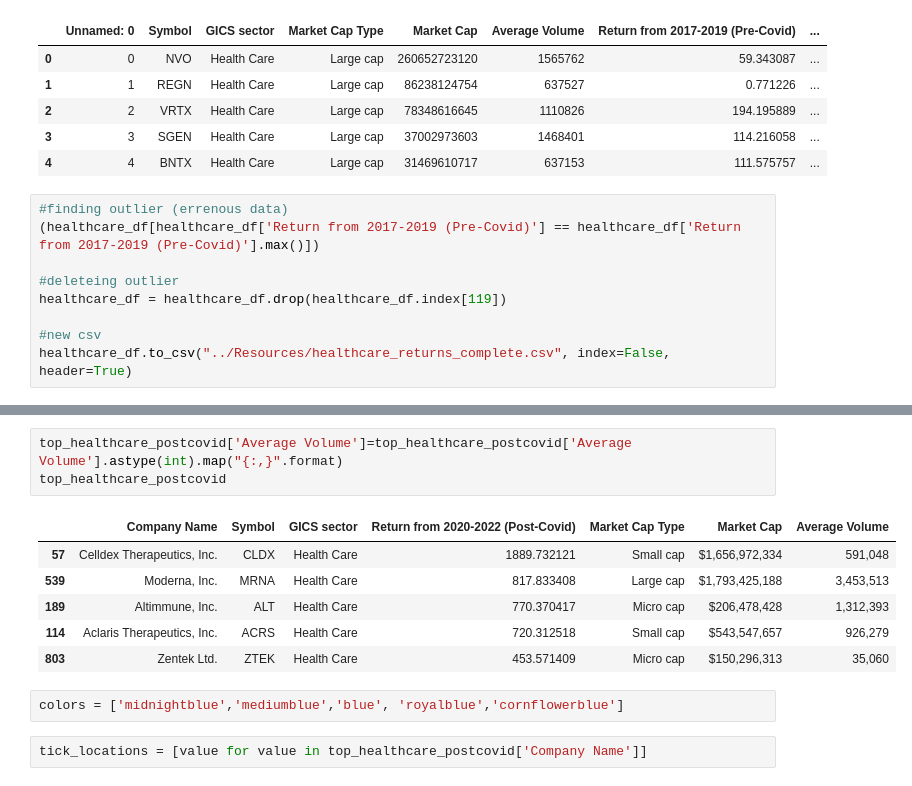
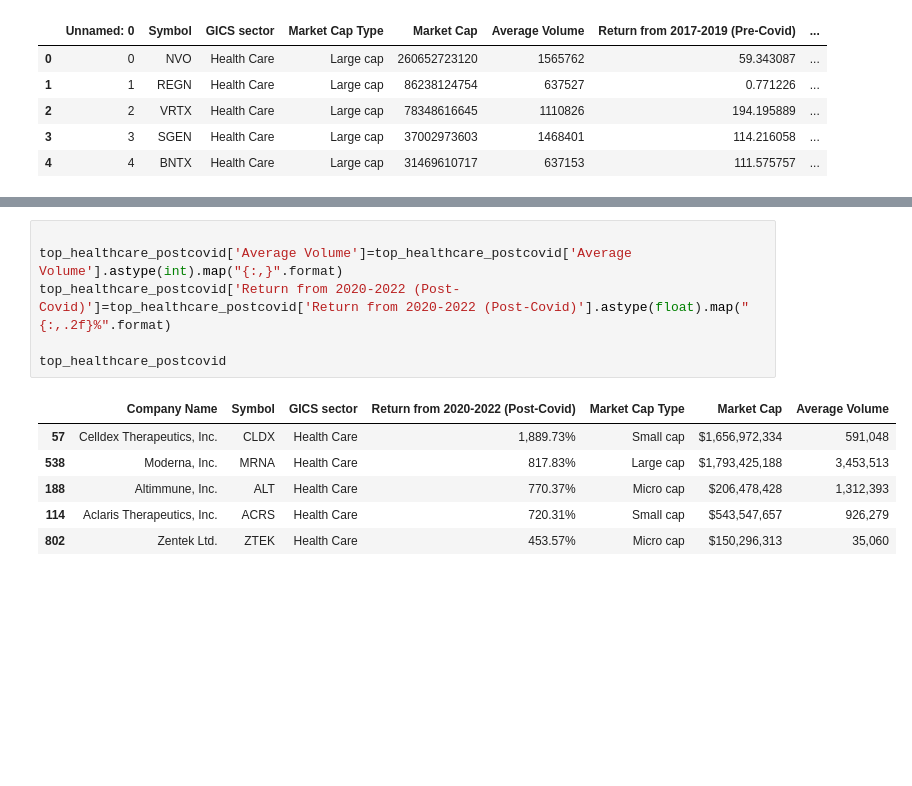
Before and after one commit to gayajohn/eda-project-1-group-4, a Jupyter notebook: Analysis/top_performers_healthcare.ipynb, the cells around one changed output, grey strips where cells are left out. Cells and saved outputs as stored; diff of their text form; blank space fills up the shorter version.

```diff
--- a/Analysis/top_performers_healthcare.ipynb
+++ b/Analysis/top_performers_healthcare.ipynb
@@ -29,13 +30,4 @@ healthcare_df.head()
 | 2 | 2 | VRTX | Health Care | Large cap | 78348616645 | 1110826 | 194.195889 | ... |
 | 3 | 3 | SGEN | Health Care | Large cap | 37002973603 | 1468401 | 114.216058 | ... |
 | 4 | 4 | BNTX | Health Care | Large cap | 31469610717 | 637153 | 111.575757 | ... |
-# %%
-#finding outlier (errenous data)
-(healthcare_df[healthcare_df['Return from 2017-2019 (Pre-Covid)'] == healthcare_df['Return from 2017-2019 (Pre-Covid)'].max()])
-
-#deleteing outlier
-healthcare_df = healthcare_df.drop(healthcare_df.index[119])
-
-#new csv
-healthcare_df.to_csv("../Resources/healthcare_returns_complete.csv", index=False, header=True)
 # %%
@@ -123,14 +108,13 @@ top_healthcare_postcovid
 # %%
+
 top_healthcare_postcovid['Average Volume']=top_healthcare_postcovid['Average Volume'].astype(int).map("{:,}".format)
+top_healthcare_postcovid['Return from 2020-2022 (Post-Covid)']=top_healthcare_postcovid['Return from 2020-2022 (Post-Covid)'].astype(float).map("{:,.2f}%".format)
+
 top_healthcare_postcovid
 # %% [output]
 |  | Company Name | Symbol | GICS sector | Return from 2020-2022 (Post-Covid) | Market Cap Type | Market Cap | Average Volume |
-| 57 | Celldex Therapeutics, Inc. | CLDX | Health Care | 1889.732121 | Small cap | $1,656,972,334 | 591,048 |
-| 539 | Moderna, Inc. | MRNA | Health Care | 817.833408 | Large cap | $1,793,425,188 | 3,453,513 |
-| 189 | Altimmune, Inc. | ALT | Health Care | 770.370417 | Micro cap | $206,478,428 | 1,312,393 |
-| 114 | Aclaris Therapeutics, Inc. | ACRS | Health Care | 720.312518 | Small cap | $543,547,657 | 926,279 |
-| 803 | Zentek Ltd. | ZTEK | Health Care | 453.571409 | Micro cap | $150,296,313 | 35,060 |
+| 57 | Celldex Therapeutics, Inc. | CLDX | Health Care | 1,889.73% | Small cap | $1,656,972,334 | 591,048 |
+| 538 | Moderna, Inc. | MRNA | Health Care | 817.83% | Large cap | $1,793,425,188 | 3,453,513 |
+| 188 | Altimmune, Inc. | ALT | Health Care | 770.37% | Micro cap | $206,478,428 | 1,312,393 |
+| 114 | Aclaris Therapeutics, Inc. | ACRS | Health Care | 720.31% | Small cap | $543,547,657 | 926,279 |
+| 802 | Zentek Ltd. | ZTEK | Health Care | 453.57% | Micro cap | $150,296,313 | 35,060 |
-# %%
-colors = ['midnightblue','mediumblue','blue', 'royalblue','cornflowerblue']
-# %%
-tick_locations = [value for value in top_healthcare_postcovid['Company Name']]
```
Also changed, not shown: parts of 17 cells of this notebook, 12 other files.
